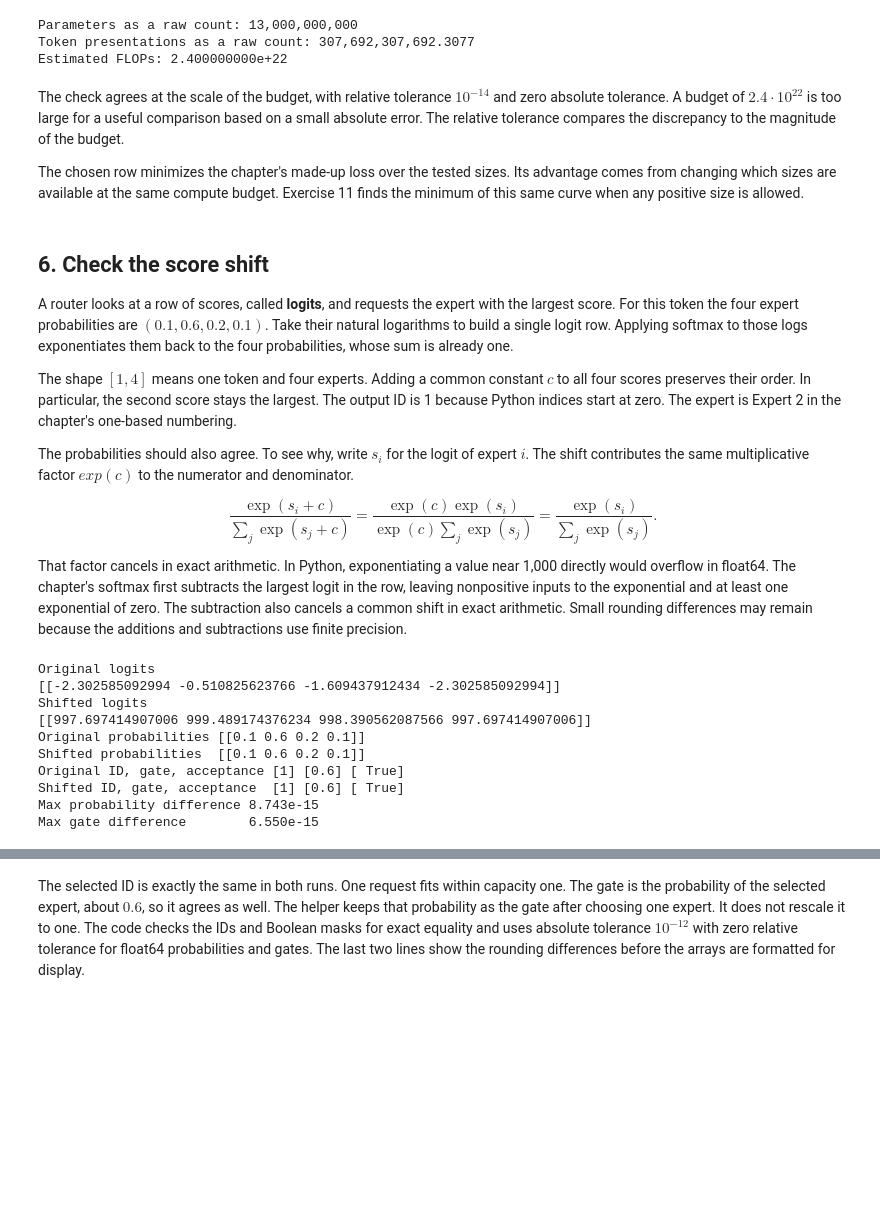
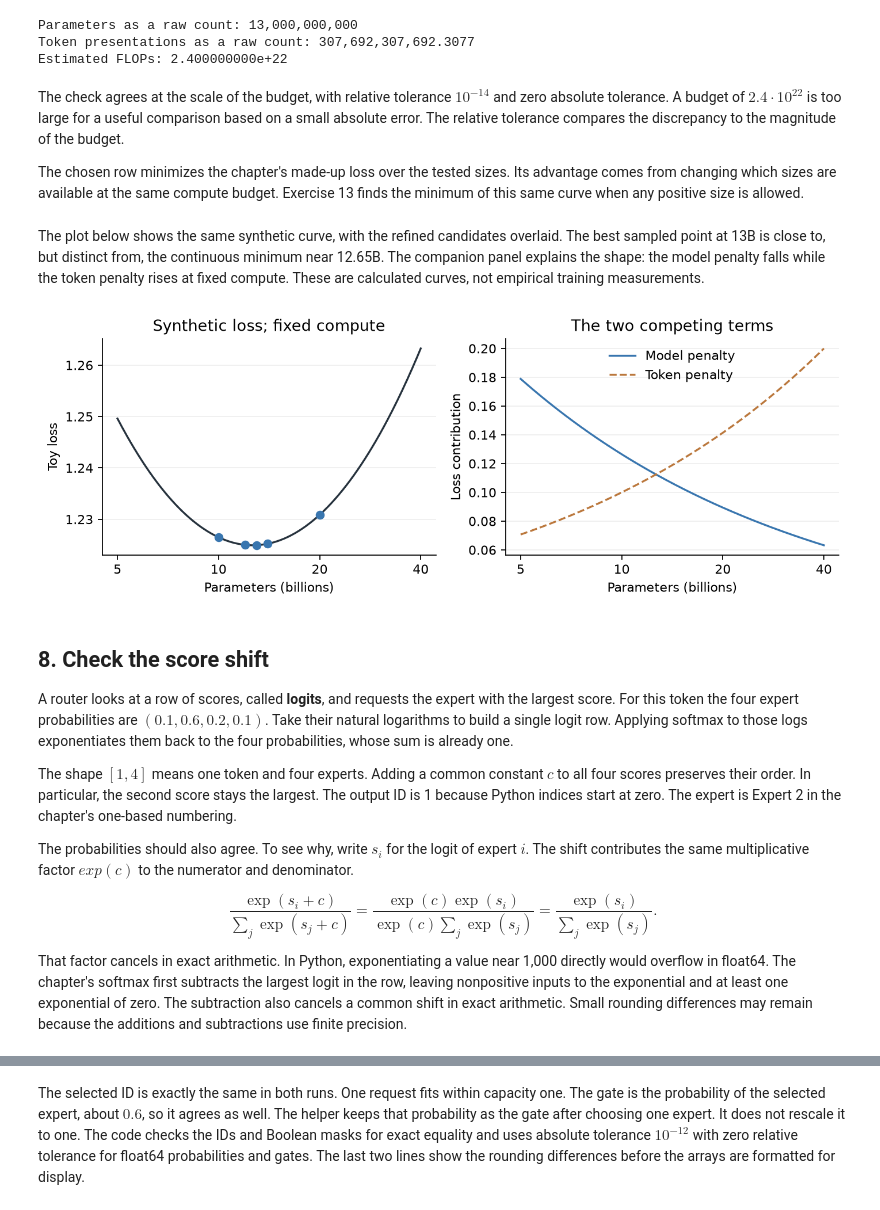
Before and after one commit to jrterven/transformers-book, a Jupyter notebook: solutions/ch09_scaling/python-solutions.ipynb, the cells around one changed output, grey strips where cells are left out. Cells and saved outputs as stored; diff of their text form; code cells hidden in the pictures; blank space fills up the shorter version.

```diff
--- a/solutions/ch09_scaling/python-solutions.ipynb
+++ b/solutions/ch09_scaling/python-solutions.ipynb
@@ -136,10 +438,49 @@ discrepancy to the magnitude of the budget.
 
 The chosen row minimizes the chapter's made-up loss over the
 tested sizes. Its advantage comes from changing which sizes are
-available at the same compute budget. Exercise 11 finds the
+available at the same compute budget. Exercise 13 finds the
 minimum of this same curve when any positive size is allowed.
+# %% [markdown]
+The plot below shows the same synthetic curve, with the refined candidates
+overlaid. The best sampled point at 13B is close to, but distinct from, the
+continuous minimum near 12.65B. The companion panel explains the shape:
+the model penalty falls while the token penalty rises at fixed compute.
+These are calculated curves, not empirical training measurements.
+# %%
+import io
+import matplotlib
+matplotlib.use("Agg")
+import matplotlib.pyplot as plt
+from IPython.display import Image, display
+
+sizes = np.geomspace(5, 40, 250)
+tokens = 4000 / sizes
+model_term = .4 / np.sqrt(sizes)
+data_term = 2 / np.sqrt(tokens)
+fig, axes = plt.subplots(1, 2, figsize=(9, 3.3))
+axes[0].plot(sizes, 1 + model_term + data_term, color="#26323d")
+axes[0].scatter([r[0] for r in refined_rows],
+                [r[2] for r in refined_rows], color="#3976af", zorder=3)
+axes[0].set(title="Synthetic loss; fixed compute", ylabel="Toy loss")
+axes[1].plot(sizes, model_term, color="#3976af", label="Model penalty")
+axes[1].plot(sizes, data_term, "--", color="#bb783d", label="Token penalty")
+axes[1].set(title="The two competing terms", ylabel="Loss contribution")
+axes[1].legend(frameon=False)
+for ax in axes:
+    ax.set_xscale("log", base=2)
+    ax.set_xticks([5, 10, 20, 40], labels=[5, 10, 20, 40])
+    ax.set_xlabel("Parameters (billions)")
+    ax.spines[["top", "right"]].set_visible(False)
+    ax.grid(axis="y", alpha=.2)
+fig.tight_layout()
+buffer = io.BytesIO()
+fig.savefig(buffer, format="png", dpi=160, bbox_inches="tight")
+display(Image(data=buffer.getvalue()))
+plt.close(fig)
+# %% [output]
+[figure, added]
 # %% [markdown]
-## 6. Check the score shift
+## 8. Check the score shift
 
 A router looks at a row of scores, called **logits**, and requests
 the expert with the largest score. For this token the four expert
@@ -200,30 +541,3 @@ for actual, expected in (
     np.testing.assert_allclose(
         actual, expected, rtol=0, atol=probability_atol
     )
-
-with np.printoptions(precision=12):
-    print("Original logits")
-    print(base_scores)
-    print("Shifted logits")
-    print(shifted_scores)
-    print("Original probabilities", base_prob)
-    print("Shifted probabilities ", shifted_prob)
-    print("Original ID, gate, acceptance", base_ids,
-          base_gate, base_accept)
-    print("Shifted ID, gate, acceptance ", shifted_ids,
-          shifted_gate, shifted_accept)
-prob_delta = np.abs(base_prob - shifted_prob).max()
-gate_delta = np.abs(base_gate - shifted_gate).max()
-print(f"Max probability difference {prob_delta:.3e}")
-print(f"Max gate difference        {gate_delta:.3e}")
-# %% [output]
-Original logits
-[[-2.302585092994 -0.510825623766 -1.609437912434 -2.302585092994]]
-Shifted logits
-[[997.697414907006 999.489174376234 998.390562087566 997.697414907006]]
-Original probabilities [[0.1 0.6 0.2 0.1]]
-Shifted probabilities  [[0.1 0.6 0.2 0.1]]
-Original ID, gate, acceptance [1] [0.6] [ True]
-Shifted ID, gate, acceptance  [1] [0.6] [ True]
-Max probability difference 8.743e-15
-Max gate difference        6.550e-15
```
Also changed, not shown: parts of 35 cells of this notebook, 12 other files.
